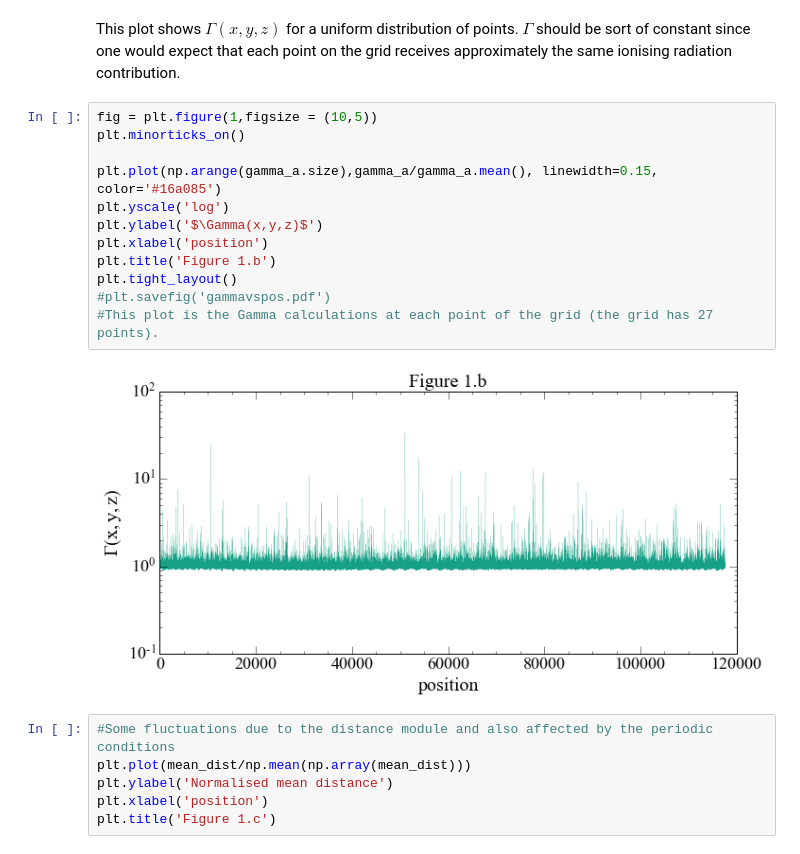
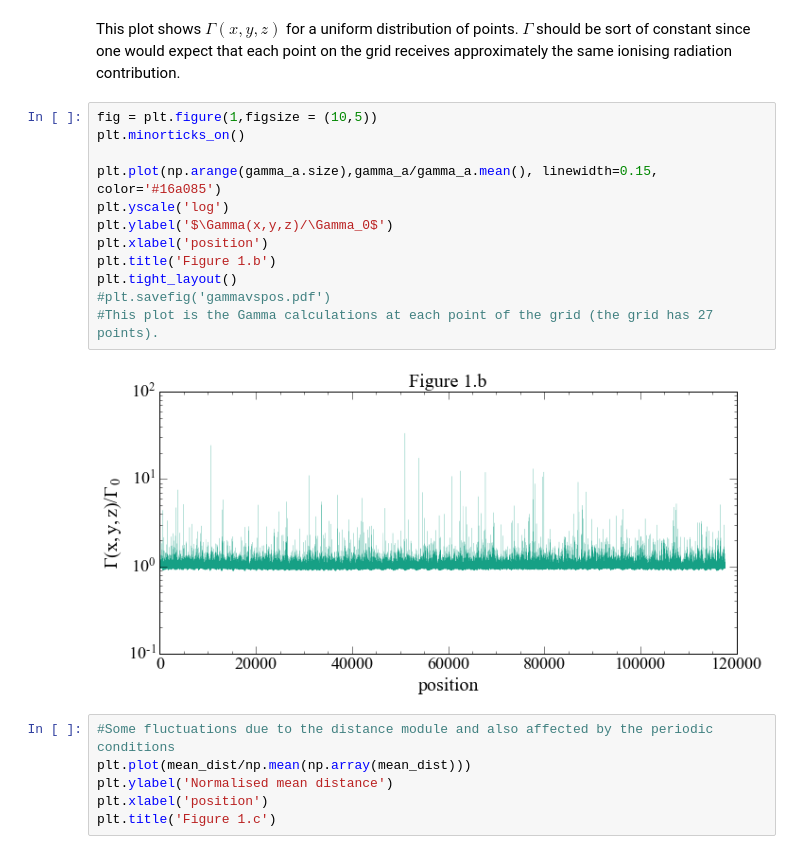
Before and after one commit to teresitasu/quasarpositions, a Jupyter notebook: qsosdistribution.ipynb, the cells around one changed output. Drawn from its saved outputs; the diff is of its cells as text.

```diff
--- a/qsosdistribution.ipynb
+++ b/qsosdistribution.ipynb
@@ -195,17 +195,17 @@ This plot shows $\Gamma(x,y,z)$ for a uniform distribution of points. $\Gamma$ s
 # %%
 fig = plt.figure(1,figsize = (10,5))
 plt.minorticks_on()
 
 plt.plot(np.arange(gamma_a.size),gamma_a/gamma_a.mean(), linewidth=0.15, color='#16a085')
 plt.yscale('log')
-plt.ylabel('$\Gamma(x,y,z)$')
+plt.ylabel('$\Gamma(x,y,z)/\Gamma_0$')
 plt.xlabel('position')
 plt.title('Figure 1.b')
 plt.tight_layout()
 #plt.savefig('gammavspos.pdf')
 #This plot is the Gamma calculations at each point of the grid (the grid has 27 points).
 # %% [output]
-[figure, old version]
+[figure, new version]
 # %%
 #Some fluctuations due to the distance module and also affected by the periodic conditions
 plt.plot(mean_dist/np.mean(np.array(mean_dist)))
```
Also changed, not shown: parts of 3 cells of this notebook.
